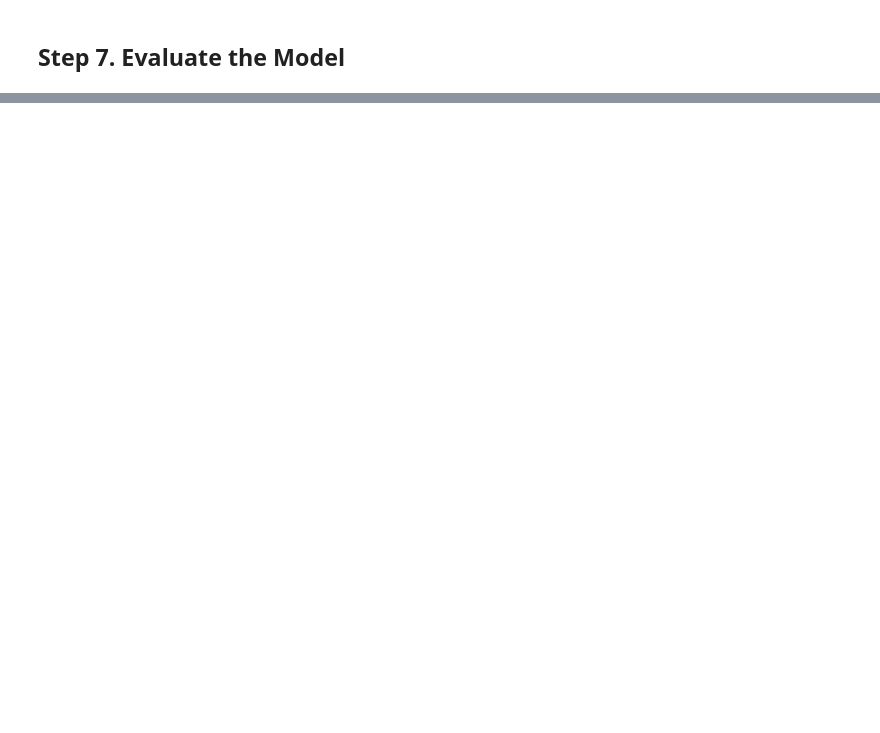
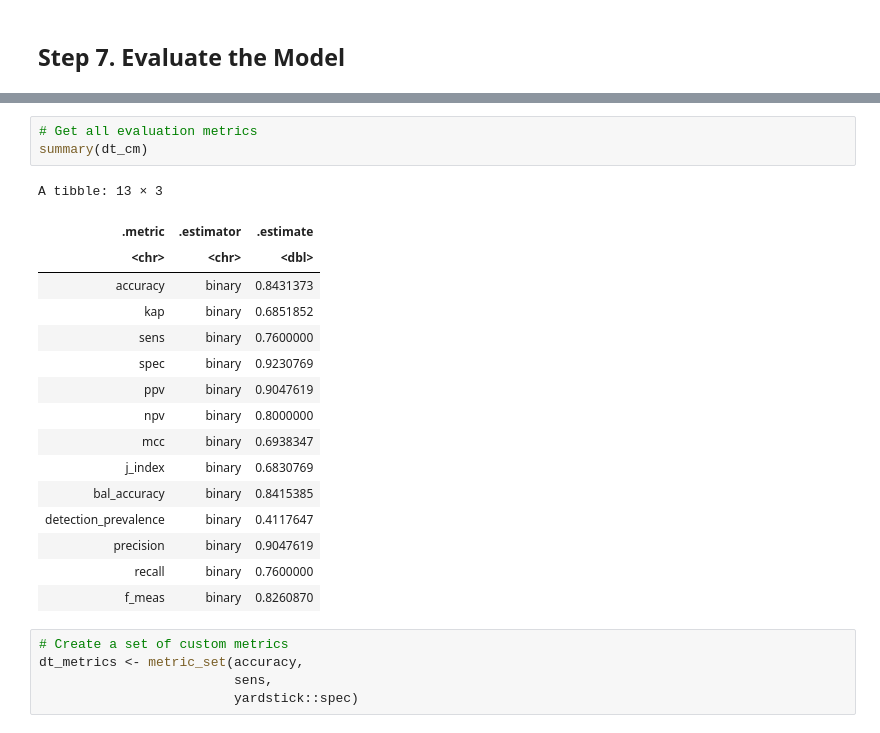
Before and after one commit to svarong-port/code-for-articles, a Jupyter notebook: r/ml_with_tidymodels/article_ml_with_tidymodels.ipynb, the cells around one changed output, grey strips where cells are left out. Drawn from its saved outputs; the diff is of its cells as text; blank space fills up the shorter version.

```diff
--- a/r/ml_with_tidymodels/article_ml_with_tidymodels.ipynb
+++ b/r/ml_with_tidymodels/article_ml_with_tidymodels.ipynb
@@ -234,0 +252,25 @@ A tibble: 6 × 4
+# %%
+# Get all evaluation metrics
+summary(dt_cm)
+# %% [output]
+A tibble: 13 × 3
+| .metric | .estimator | .estimate |
+| <chr> | <chr> | <dbl> |
+| accuracy | binary | 0.8431373 |
+| kap | binary | 0.6851852 |
+| sens | binary | 0.7600000 |
+| spec | binary | 0.9230769 |
+| ppv | binary | 0.9047619 |
+| npv | binary | 0.8000000 |
+| mcc | binary | 0.6938347 |
+| j_index | binary | 0.6830769 |
+| bal_accuracy | binary | 0.8415385 |
+| detection_prevalence | binary | 0.4117647 |
+| precision | binary | 0.9047619 |
+| recall | binary | 0.7600000 |
+| f_meas | binary | 0.8260870 |
+# %%
+# Create a set of custom metrics
+dt_metrics <- metric_set(accuracy,
+                         sens,
+                         yardstick::spec)
```
Also changed, not shown: parts of 26 cells of this notebook.
